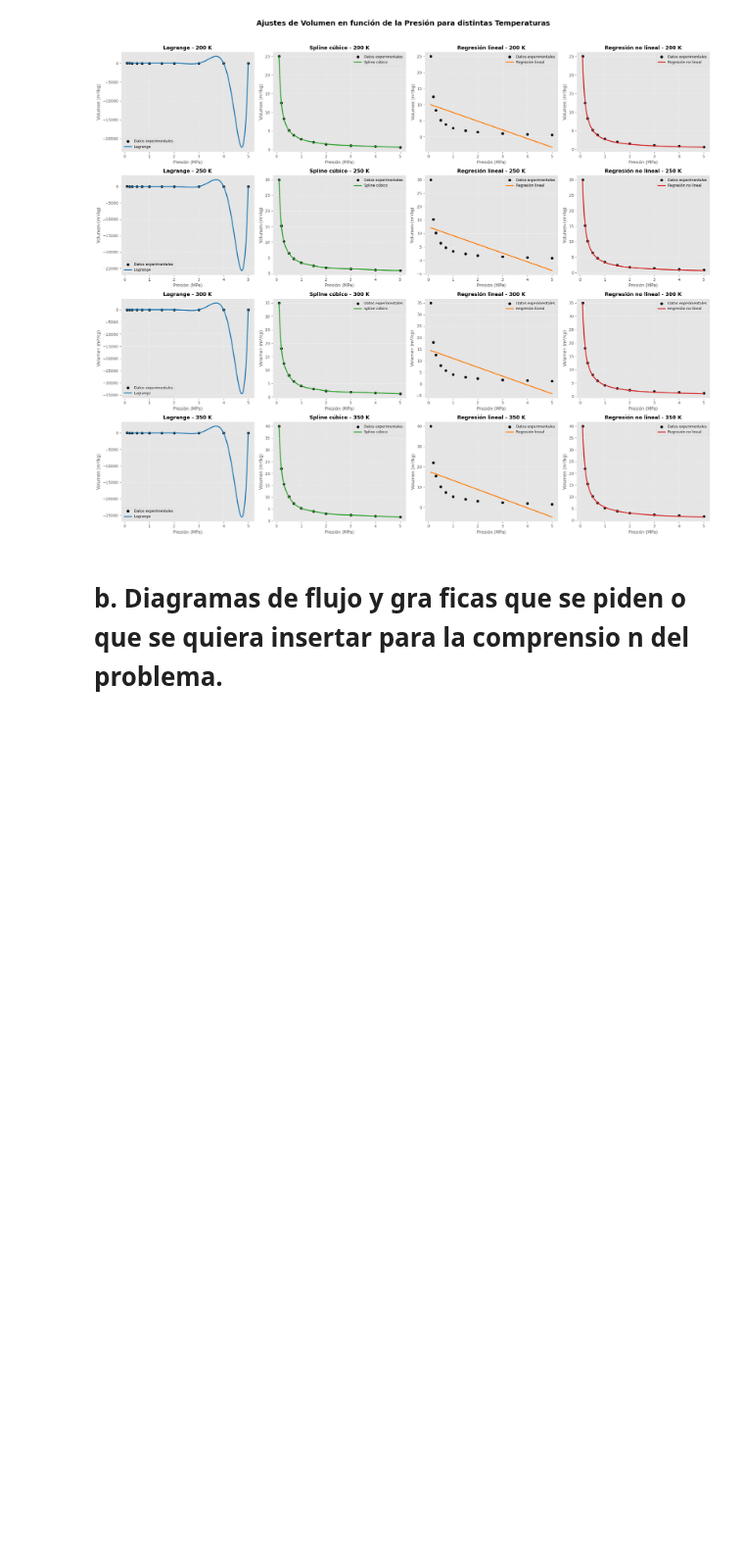
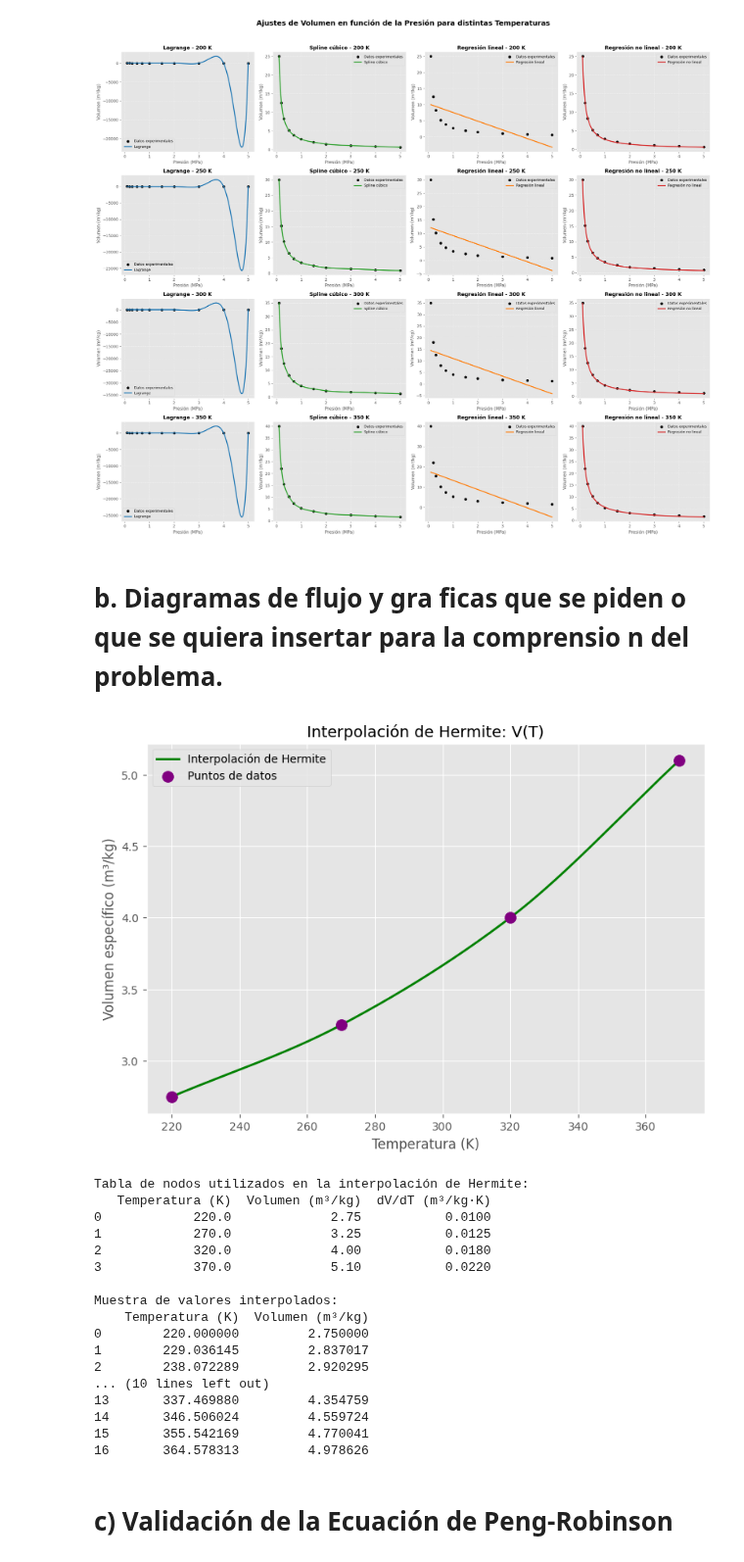
Before and after one commit to luciacantos/Caso01, a Jupyter notebook: resolucion.ipynb, the cells around one changed output. Shown at 98% size. Cells and saved outputs as stored; diff of their text form; code cells hidden in the pictures; blank space fills up the shorter version.

```diff
--- a/resolucion.ipynb
+++ b/resolucion.ipynb
@@ -101,3 +101,81 @@ plt.show()
 [figure]
 # %% [markdown]
 # b.  Diagramas de flujo y gra ficas que se piden o que se quiera insertar para la comprensio n del problema.
+# %%
+import matplotlib.pyplot as plt
+from scipy.interpolate import CubicHermiteSpline
+import numpy as np
+import pandas as pd
+
+# Establecer el estilo de la gráfica
+plt.style.use("ggplot")
+
+# Datos de los nodos (ejemplo con temperatura y volumen específico)
+temperaturas = np.array([220, 270, 320, 370], dtype=float)
+volumenes = np.array([2.75, 3.25, 4.00, 5.10], dtype=float)
+
+# Estimación de derivadas (dV/dT) en cada nodo usando diferencias finitas
+derivadas = np.empty_like(temperaturas)
+derivadas[0] = (volumenes[1] - volumenes[0]) / (temperaturas[1] - temperaturas[0])  # Aproximación en T=220 K
+derivadas[1] = (volumenes[2] - volumenes[0]) / (temperaturas[2] - temperaturas[0])  # Aproximación en T=270 K
+derivadas[2] = 0.018  # Dado en T=320 K
+derivadas[3] = (volumenes[3] - volumenes[2]) / (temperaturas[3] - temperaturas[2])  # Aproximación en T=370 K
+
+# Crear la interpolación de Hermite con los nodos y derivadas
+interpolacion_hermite = CubicHermiteSpline(temperaturas, volumenes, derivadas)
+
+# Evaluación en un rango fino de temperaturas
+temp_fina = np.linspace(temperaturas[0], temperaturas[-1], 250)
+vol_fino = interpolacion_hermite(temp_fina)
+
+# Graficar la interpolación
+plt.figure(figsize=(9, 6))
+plt.plot(temp_fina, vol_fino, label='Interpolación de Hermite', color='green', linewidth=2)
+plt.scatter(temperaturas, volumenes, color='purple', s=100, zorder=5, label='Puntos de datos')
+plt.xlabel('Temperatura (K)', fontsize=12)
+plt.ylabel('Volumen específico (m³/kg)', fontsize=12)
+plt.title('Interpolación de Hermite: V(T)', fontsize=14)
+plt.legend()
+plt.grid(True)
+plt.show()
+
+# 1. Crear la tabla de nodos
+tabla_nodos = pd.DataFrame({
+    "Temperatura (K)": temperaturas,
+    "Volumen (m³/kg)": volumenes,
+    "dV/dT (m³/kg·K)": np.round(derivadas, 4)
+})
+print("Tabla de nodos utilizados en la interpolación de Hermite:")
+print(tabla_nodos)
+
+# 2. Crear la tabla de valores interpolados
+tabla_interpolada = pd.DataFrame({
+    "Temperatura (K)": temp_fina,
+    "Volumen (m³/kg)": vol_fino
+})
+
+# Mostrar una muestra de la tabla con cada 15ª fila
+muestra_tabla = tabla_interpolada.iloc[::15, :].reset_index(drop=True)
+print("\nMuestra de valores interpolados:")
+print(muestra_tabla)
+# %% [output]
+[figure, added]
+Tabla de nodos utilizados en la interpolación de Hermite:
+   Temperatura (K)  Volumen (m³/kg)  dV/dT (m³/kg·K)
+0            220.0             2.75           0.0100
+1            270.0             3.25           0.0125
+2            320.0             4.00           0.0180
+3            370.0             5.10           0.0220
+
+Muestra de valores interpolados:
+    Temperatura (K)  Volumen (m³/kg)
+0        220.000000         2.750000
+1        229.036145         2.837017
+2        238.072289         2.920295
+... (10 lines left out)
+13       337.469880         4.354759
+14       346.506024         4.559724
+15       355.542169         4.770041
+16       364.578313         4.978626
+# %% [markdown]
+# c) Validación de la Ecuación de Peng-Robinson
```
Also changed, not shown: parts of 5 cells of this notebook.
